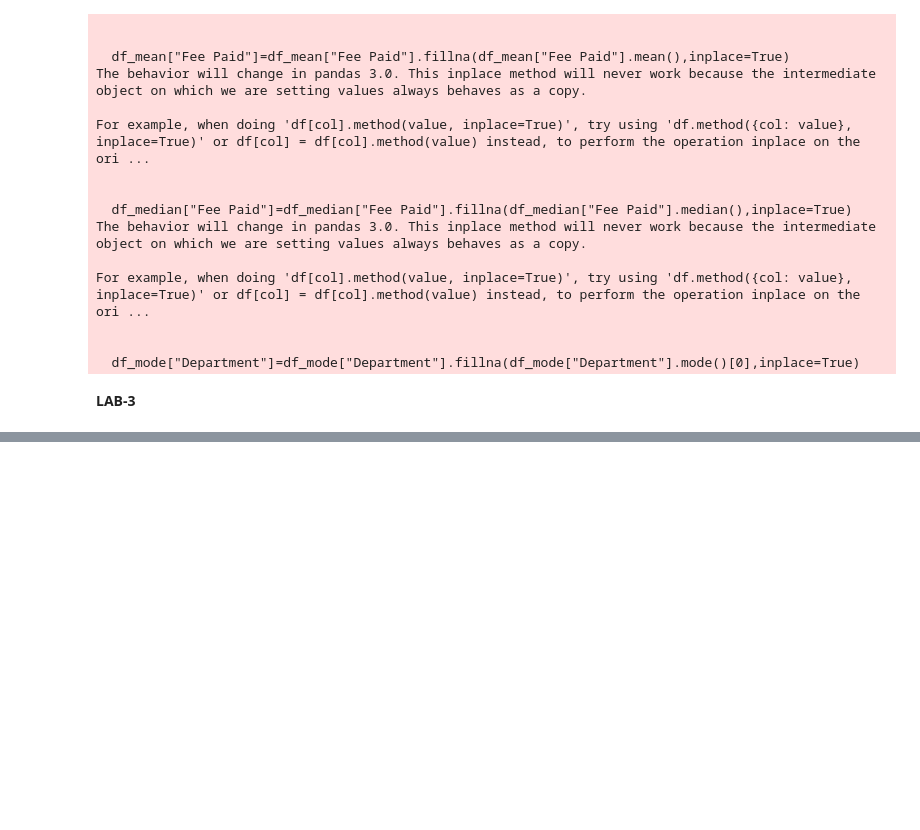
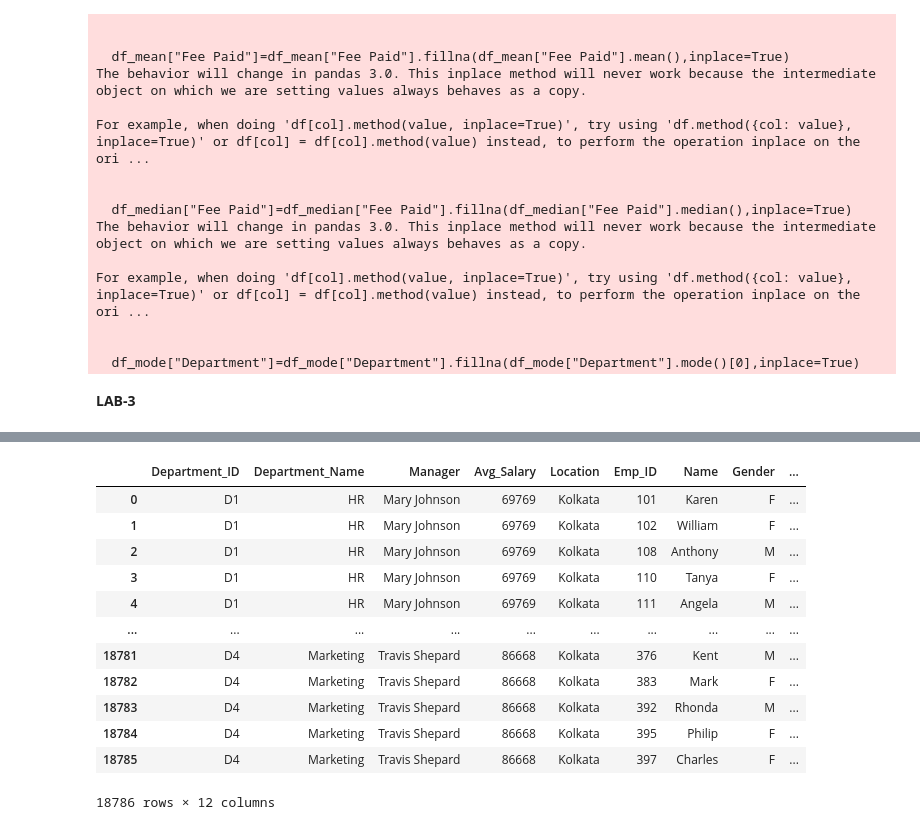
Before and after one commit to janviishere/Python-Program, a Jupyter notebook: LabWork(DWAC).ipynb, the cells around one changed output, grey strips where cells are left out. Cells and saved outputs as stored; diff of their text form; code cells hidden in the pictures; blank space fills up the shorter version.

```diff
--- a/LabWork(DWAC).ipynb
+++ b/LabWork(DWAC).ipynb
@@ -154,0 +422,16 @@ For example, when doing 'df[col].method(value, inplace=True)', try using 'df.met
+# %%
+pd.merge(df,df1,on="Department_ID",how="outer")
+# %% [output]
+|  | Department_ID | Department_Name | Manager | Avg_Salary | Location | Emp_ID | Name | Gender | ... |
+| 0 | D1 | HR | Mary Johnson | 69769 | Kolkata | 101 | Karen | F | ... |
+| 1 | D1 | HR | Mary Johnson | 69769 | Kolkata | 102 | William | F | ... |
+| 2 | D1 | HR | Mary Johnson | 69769 | Kolkata | 108 | Anthony | M | ... |
+| 3 | D1 | HR | Mary Johnson | 69769 | Kolkata | 110 | Tanya | F | ... |
+| 4 | D1 | HR | Mary Johnson | 69769 | Kolkata | 111 | Angela | M | ... |
+| ... | ... | ... | ... | ... | ... | ... | ... | ... | ... |
+| 18781 | D4 | Marketing | Travis Shepard | 86668 | Kolkata | 376 | Kent | M | ... |
+| 18782 | D4 | Marketing | Travis Shepard | 86668 | Kolkata | 383 | Mark | F | ... |
+| 18783 | D4 | Marketing | Travis Shepard | 86668 | Kolkata | 392 | Rhonda | M | ... |
+| 18784 | D4 | Marketing | Travis Shepard | 86668 | Kolkata | 395 | Philip | F | ... |
+| 18785 | D4 | Marketing | Travis Shepard | 86668 | Kolkata | 397 | Charles | F | ... |
+18786 rows × 12 columns
```
Also changed, not shown: parts of 53 cells of this notebook.
